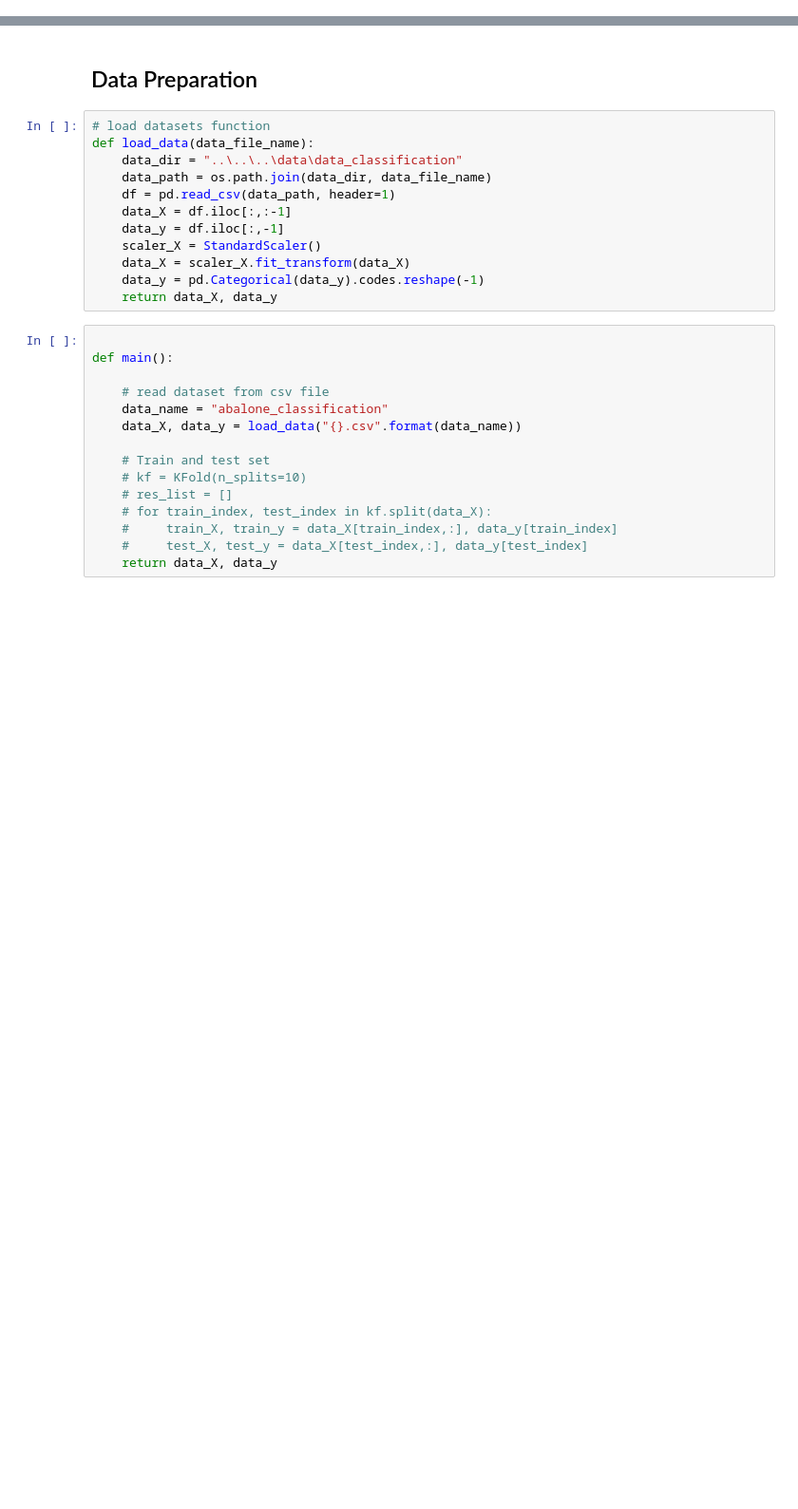
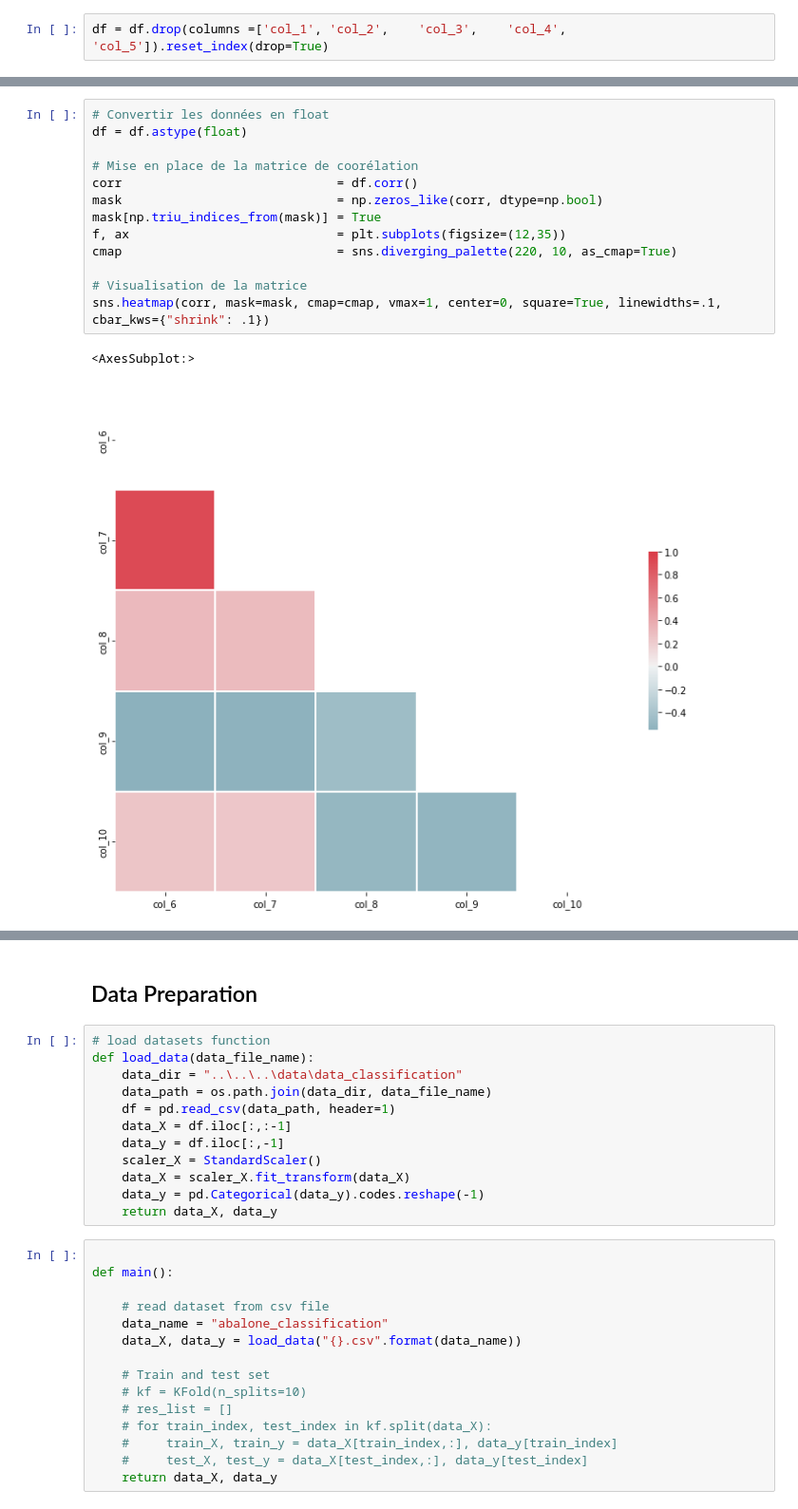
Before and after one commit to Giusseppe-97/Uncertainty_Quantification, a Jupyter notebook: code/code_classification/Abalone/abalone.ipynb, the cells around one changed output, grey strips where cells are left out. Shown: that part at 95% size. Cells and saved outputs as stored; diff of their text form; blank space fills up the shorter version.

```diff
--- a/code/code_classification/Abalone/abalone.ipynb
+++ b/code/code_classification/Abalone/abalone.ipynb
@@ -14,0 +204,2 @@ from sklearn.metrics import mean_squared_error, accuracy_score, confusion_matrix
+# %%
+df = df.drop(columns =['col_1',	'col_2',	'col_3',	'col_4',	'col_5']).reset_index(drop=True)
@@ -14,0 +215,16 @@ from sklearn.metrics import mean_squared_error, accuracy_score, confusion_matrix
+# %%
+# Convertir les données en float
+df = df.astype(float)
+
+# Mise en place de la matrice de coorélation
+corr                             = df.corr()
+mask                             = np.zeros_like(corr, dtype=np.bool)
+mask[np.triu_indices_from(mask)] = True
+f, ax                            = plt.subplots(figsize=(12,35))
+cmap                             = sns.diverging_palette(220, 10, as_cmap=True)
+
+# Visualisation de la matrice
+sns.heatmap(corr, mask=mask, cmap=cmap, vmax=1, center=0, square=True, linewidths=.1, cbar_kws={"shrink": .1})
+# %% [output]
+<AxesSubplot:>
+[figure, added]
```
Also changed, not shown: parts of 37 cells of this notebook.
